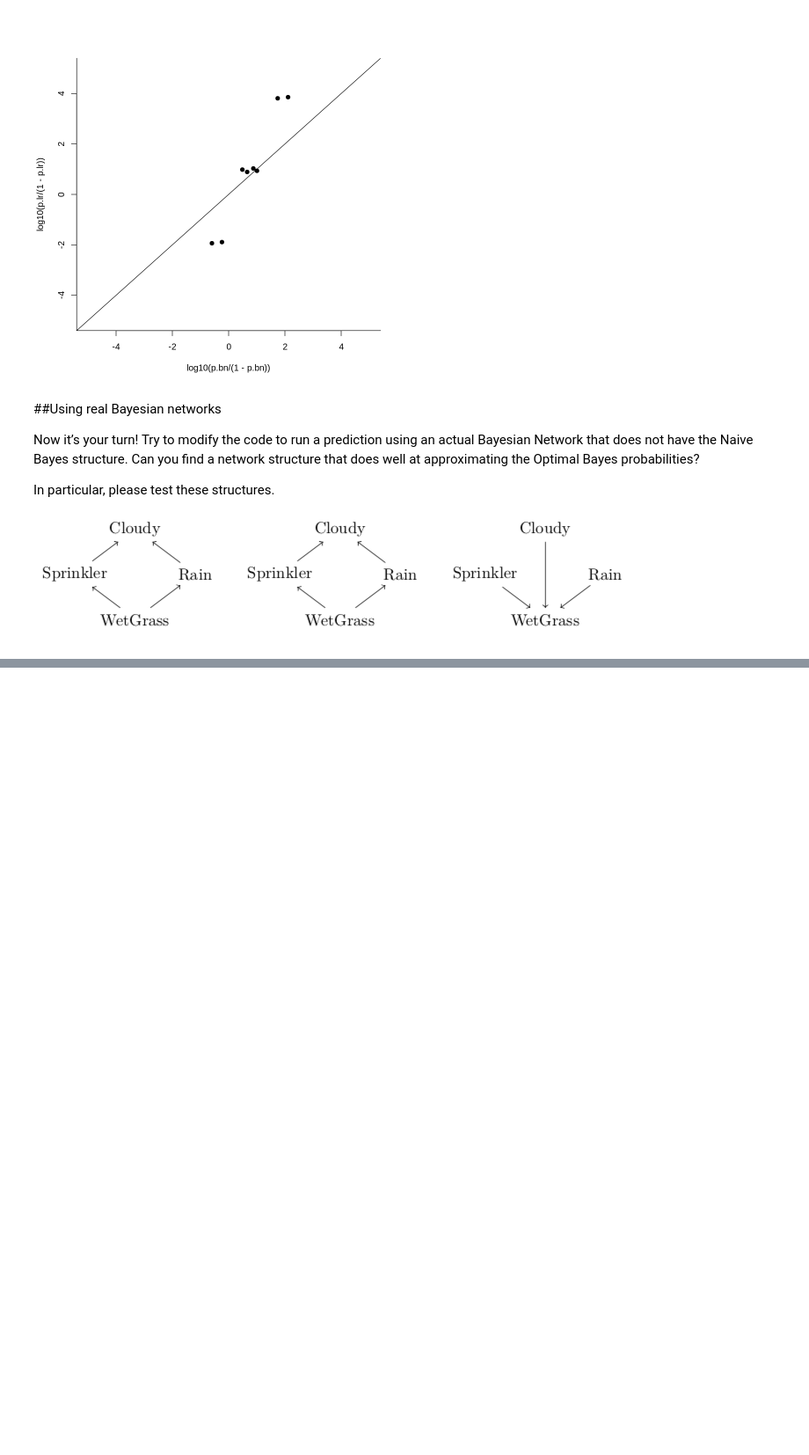
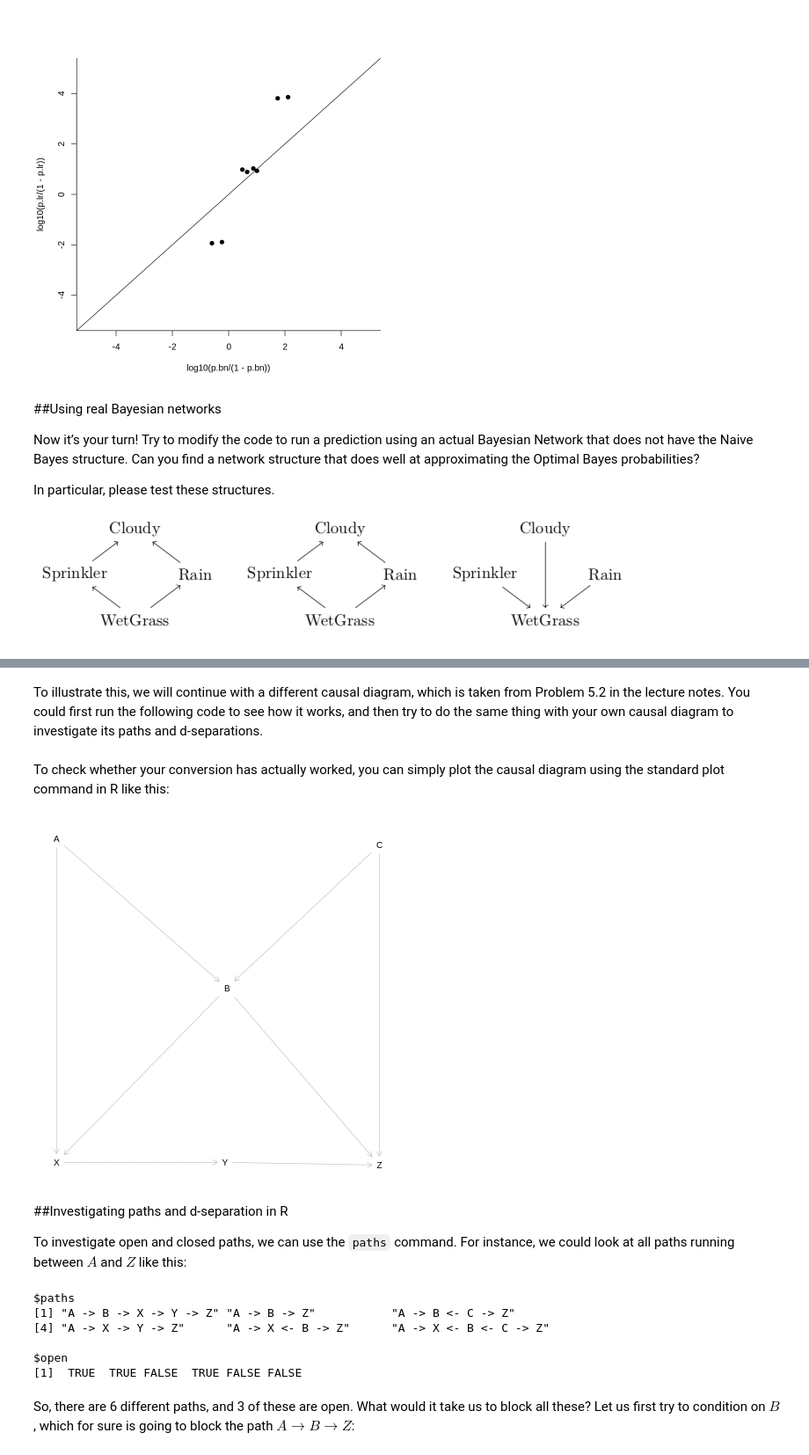
Before and after one commit to prat8897/R_companion, a Jupyter notebook: R_companion.ipynb, the cells around one changed output, grey strips where cells are left out. Shown: that part at 88% size. Saved outputs shown, nothing was run; the diff lists cells and outputs as text; code cells hidden in the pictures; blank space fills up the shorter version.

```diff
--- a/R_companion.ipynb
+++ b/R_companion.ipynb
@@ -489,0 +565,41 @@ In particular, please test these structures.
+# %% [markdown]
+To illustrate this, we will continue with a different causal diagram, which is taken from Problem 5.2 in the lecture notes. You could first run the following code to see how it works, and then try to do the same thing with your own causal diagram to investigate its paths and d-separations.
+# %%
+g <- dagitty('
+dag {
+A [pos="-2.200,-1.520"]
+B [pos="-0.300,-0.082"]
+C [pos="1.400,-1.460"]
+X [exposure,pos="-2.200,1.597"] Y [pos="-0.321,1.595"]
+Z [outcome,pos="1.400,1.621"]
+A -> B
+A -> X
+B -> X
+B -> Z
+C -> B
+C -> Z
+X -> Y
+Y -> Z
+}
+')
+# %% [markdown]
+To check whether your conversion has actually worked, you can simply plot the causal diagram using the standard plot command in R like this:
+# %%
+plot(g)
+# %% [output]
+[figure, added]
+# %% [markdown]
+##Investigating paths and d-separation in R
+
+To investigate open and closed paths, we can use the `paths` command. For instance, we could look at all paths running between $A$ and $Z$ like this:
+# %%
+paths( g, "A", "Z" )
+# %% [output]
+$paths
+[1] "A -> B -> X -> Y -> Z" "A -> B -> Z"           "A -> B <- C -> Z"
+[4] "A -> X -> Y -> Z"      "A -> X <- B -> Z"      "A -> X <- B <- C -> Z"
+
+$open
+[1]  TRUE  TRUE FALSE  TRUE FALSE FALSE
+# %% [markdown]
+So, there are 6 different paths, and 3 of these are open. What would it take us to block all these? Let us first try to condition on $B$, which for sure is going to block the path $A → B → Z$:
```
Also changed, not shown: parts of 40 cells of this notebook.
